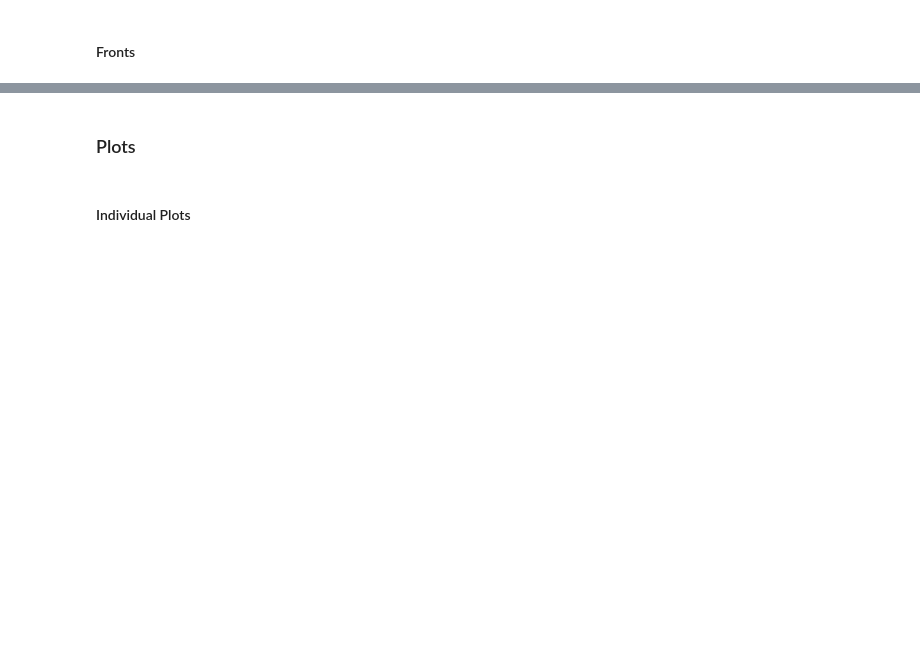
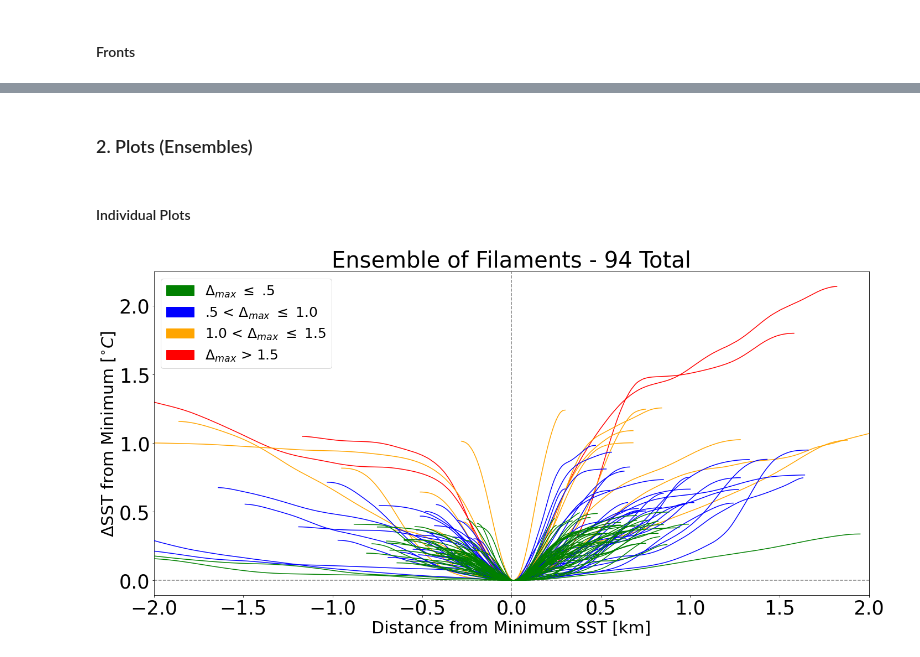
Before and after one commit to garrettstaller/ucla-zodiac, a Jupyter notebook: ensembles.ipynb, the cells around one changed output, grey strips where cells are left out. Drawn from its saved outputs; the diff is of its cells as text; code cells hidden in the pictures; blank space fills up the shorter version.

```diff
--- a/ensembles.ipynb
+++ b/ensembles.ipynb
@@ -445,22 +285,3 @@ for d in range(len(dates)):
 # %% [markdown]
 #### Fronts
-# %%
-def is_subset(arr1, arr2, m, n):
-
-    # Iterate over each element in the second array
-    for i in range(n):
-        found = False
-
-        # Check if the element exists in the first array
-        for j in range(m):
-            if arr2[i] == arr1[j]:
-                found = True
-                break
-
-        # If any element is not found, return false
-        if not found:
-            return False
-
-    # If all elements are found, return true
-    return True
 # %%
@@ -584,5 +431,5 @@ for d in range(len(dates)):
 # %% [markdown]
-### Plots
+### 2. Plots (Ensembles)
 # %% [markdown]
 #### Individual Plots
 # %%
@@ -672,0 +540,46 @@ if saveplots == True:
+# %%
+fil_ens_fig = plt.figure(1, (20, 10))
+
+plt.axhline(y=0, linestyle = '--', color = 'k', alpha = .5)
+plt.axvline(x=0, linestyle = '--', color = 'k', alpha = .5)
+
+for i in range(len(filament_ensemble)):
+    x = filament_ensemble[i+1]['Equi-Dist']
+    y = filament_ensemble[i+1]['Equi-SST']
+    #date = np.append(date, filament_ensemble[str(i+1)]['Date'])
+
+    if max(y) <= .5:
+        plt.plot(x, y, color = 'green', zorder=4)
+    elif max(y) <= 1.0:
+        plt.plot(x, y, color = 'blue', zorder=3)
+    elif max(y) <= 1.5:
+        plt.plot(x, y, color = 'orange', zorder=2)
+    else:
+        plt.plot(x, y, color = 'red', zorder=1)
+
+plt.xlim(-2, 2)
+
+plt.xlabel('Distance from Minimum SST [km]', fontsize=fs_label)
+plt.ylabel('$\Delta$SST from Minimum [$^{\circ}C$]', fontsize=fs_label)
+
+if len(cruisedate) != 0:
+    plt.title(f'{cruisedate[0]} Ensemble of Filaments - {len(filament_ensemble)} Total', fontsize=fs_title)
+else:
+    plt.title(f'Ensemble of Filaments - {len(filament_ensemble)} Total', fontsize=fs_title)
+
+green_patch = mpatches.Patch(color='green', label='$\Delta_{max}$ $\leq$ .5')
+blue_patch = mpatches.Patch(color='blue', label='.5 < $\Delta_{max}$ $\leq$ 1.0')
+orange_patch = mpatches.Patch(color='orange', label='1.0 < $\Delta_{max}$ $\leq$ 1.5')
+red_patch = mpatches.Patch(color='red', label='$\Delta_{max}$ > 1.5')
+plt.legend(handles=[green_patch, blue_patch, orange_patch, red_patch], fontsize = fs_tick-10)
+
+plt.xticks(fontsize=fs_tick), plt.yticks(fontsize=fs_tick)
+
+plt.tight_layout()
+
+#print(f'Cruise Dates: \n {dates}')
+
+if saveplots == True:
+    plt.savefig('all_filament_ensemble.png')
+# %% [output]
+[figure, added]
```
Also changed, not shown: parts of 41 cells of this notebook, 2 other files.
